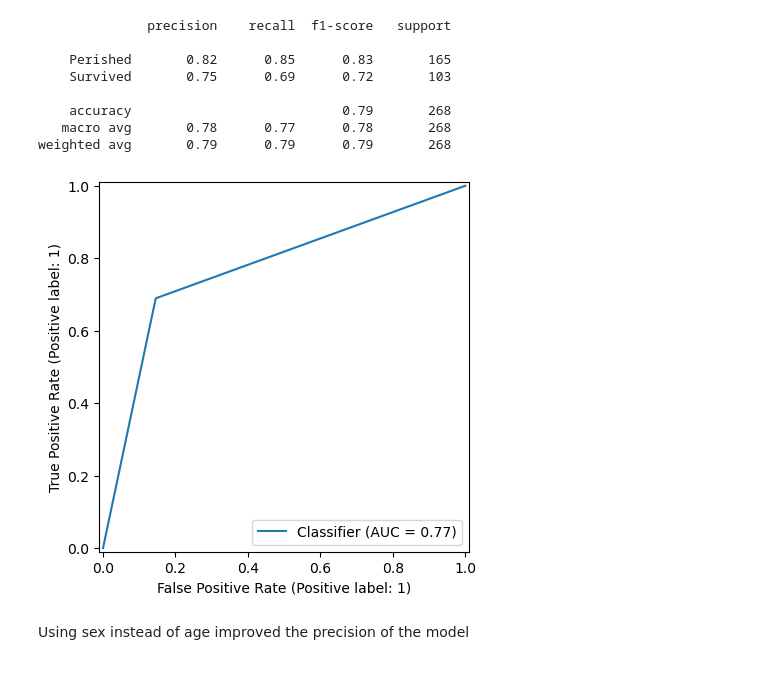
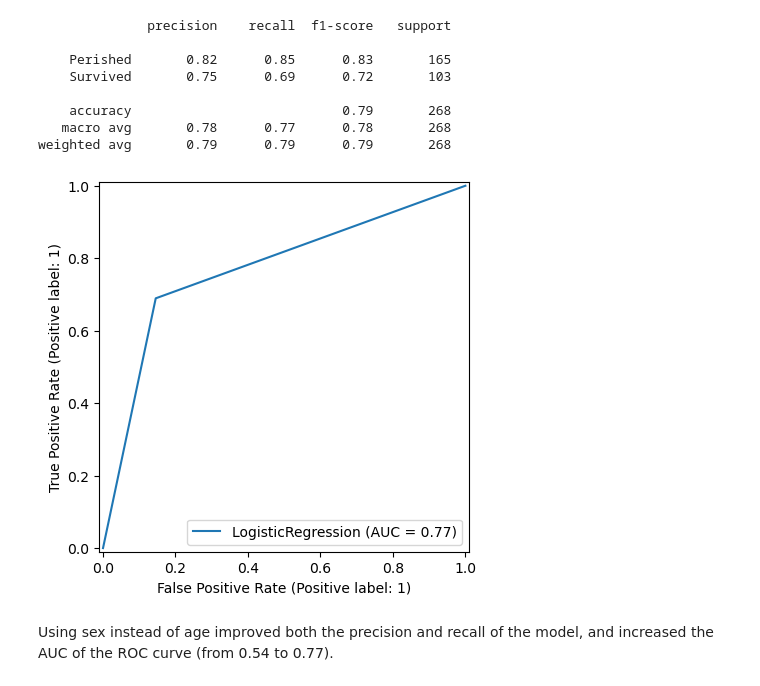
Before and after one commit to nss-data-science-cohort-9/ml-exercise-2-aezell314, a Jupyter notebook: ML Classification Exercise.ipynb, the cells around one changed output. Drawn from its saved outputs; the diff is of its cells as text; code cells hidden in the pictures.

```diff
--- a/ML Classification Exercise.ipynb
+++ b/ML Classification Exercise.ipynb
@@ -107,7 +123,7 @@ min        0.420000
 max       80.000000
 Name: Age, dtype: float64
 # %%
-titanic['Child'] = titanic['Age'] < 20
+titanic['Child'] = np.where(titanic['Age'].isna(), np.nan, (titanic['Age'] < 20).astype('int'))
 # %% [markdown]
 When imputing the missing values, you'll need to change the strategy from mean to most_frequent. Impute the missing values, then fit the model using this new variable, generate predictions, and view the confusion matrix. How did your model do?
 # %%
@@ -177,8 +192,8 @@ Fit a OneHotEncoder to the training data and then transform both the training an
 # %%
 enc = OneHotEncoder(handle_unknown='ignore')
 enc.fit(X_train)
-X_train = enc.transform(X_train).toarray()
-X_test = enc.transform(X_test).toarray()
+X_train = enc.transform(X_train)
+X_test = enc.transform(X_test)
 
 clf = LogisticRegression(random_state=0).fit(X_train, y_train)
 
@@ -201,9 +216,8 @@ print(classification_report(y_test, y_pred, target_names=target_names, zero_divi
    macro avg       0.78      0.77      0.78       268
 weighted avg       0.79      0.79      0.79       268
 # %%
-y_score = clf.decision_function(X_test)
-RocCurveDisplay.from_predictions(y_test, y_score);
+RocCurveDisplay.from_estimator(clf, X_test, y_test);
 # %% [output]
-[figure, old version]
+[figure, new version]
 # %% [markdown]
-Using sex instead of age improved the precision of the model
+Using sex instead of age improved both the precision and recall of the model, and increased the AUC of the ROC curve (from 0.54 to 0.77).
```
Also changed, not shown: parts of 21 cells of this notebook.
